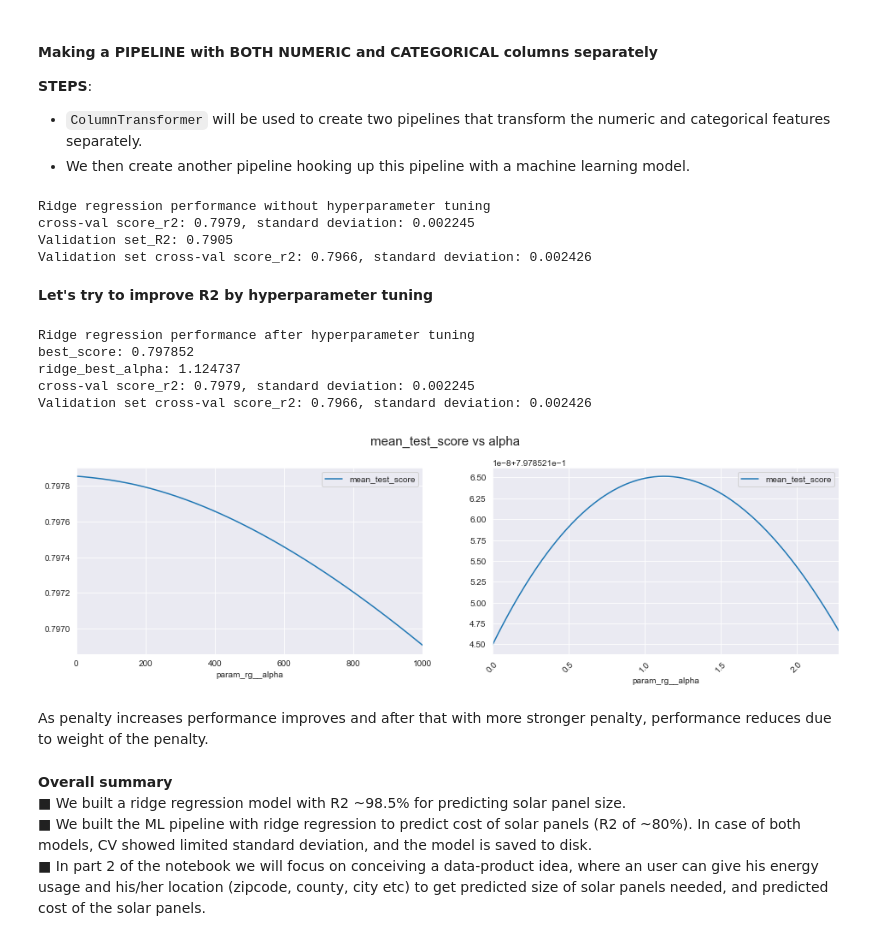
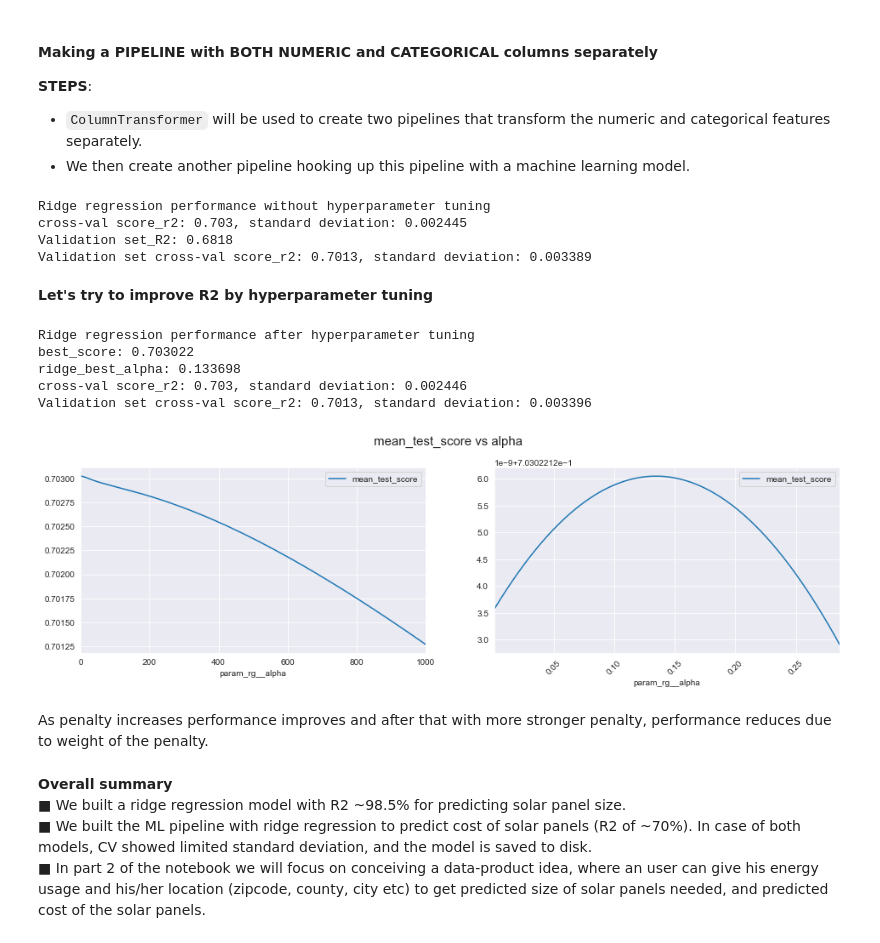
Before and after one commit to SayantanMitra87/Solar-Panel_Size_and_Cost_Prediction, a Jupyter notebook: Data_Analysis/Insight_technical_demo/Part 1. Minimal_viable_product_ML models.ipynb, the cells around one changed output. Cells and saved outputs as stored; diff of their text form; code cells hidden in the pictures.

```diff
--- a/Data_Analysis/Insight_technical_demo/Part 1. Minimal_viable_product_ML models.ipynb
+++ b/Data_Analysis/Insight_technical_demo/Part 1. Minimal_viable_product_ML models.ipynb
@@ -76,7 +75,7 @@ solar_dictionary
 # %%
 # Features selected based on what users can know and incorportae in the app
 solar = pd.read_csv('residential_solar_size_costpred.csv',
-                    usecols= ['state', 'date_installed', 'zipcode', 'install_type', 'installer', 'city',
-                              'tech_1', 'county', 'annual_PV_prod', 'size_kw', 'cost'], parse_dates=['date_installed'])
+                    usecols= ['state', 'zipcode', 'install_type', 'installer', 'city',
+                              'tech_1', 'county', 'annual_PV_prod', 'size_kw', 'cost'])
 solar.head()
 # %% [output]
@@ -141,11 +139,6 @@ Missing values after imputation: 0
 # %%
 # Zipcode: extract initial numbers of zipcode to see impact on energy production if area is classified largely
 solar['zipcode_1'] = solar['zipcode'].astype('str').str[:1].astype(int)
-# DateTime column: extract year and month of installation
-date = solar['date_installed']
-solar['year'] =  date.dt.year.astype('str')
-# solar_x will be a copy of the data at this stage (before taking care of cardinality)
-solar_x = solar.copy()
 
 # Divide data into train and test # Use this test as a validation set later on
 solar_train, solar_val = train_test_split(solar, test_size=0.2, random_state= 0)
@@ -692,7 +679,7 @@ y_L = solar['cost_L']
 y_val_L = solar_val['cost_L']
 
 # independent variables
-cols2 = ['cost', 'cost_L', 'size_kw_L', 'zipcode', 'annual_PV_prod', 'date_installed', 'annual_PV_prod_L-s2']
+cols2 = ['cost', 'cost_L', 'size_kw_L', 'zipcode', 'annual_PV_prod', 'annual_PV_prod_L-s2']
 solar2 = solar.drop(columns=cols2)
 solar_val2 = solar_val.drop(columns=cols2)
 # %% [markdown]
@@ -755,9 +742,9 @@ cv_scores = cross_val_score(final_pipe, solar_val2, y_val_L, cv=kf)
 print(f'Validation set cross-val score_r2: {cv_scores.mean().round(4)}, standard deviation: {cv_scores.std().round(6)}')
 # %% [output]
 Ridge regression performance without hyperparameter tuning
-cross-val score_r2: 0.7979, standard deviation: 0.002245
-Validation set_R2: 0.7905
-Validation set cross-val score_r2: 0.7966, standard deviation: 0.002426
+cross-val score_r2: 0.703, standard deviation: 0.002445
+Validation set_R2: 0.6818
+Validation set cross-val score_r2: 0.7013, standard deviation: 0.003389
 # %% [markdown]
 **Let's try to improve R2 by hyperparameter tuning**
 # %%
@@ -781,20 +768,20 @@ cv_scores = cross_val_score(final_pipe1, solar_val2, y_val_L, cv=kf)
 print(f'Validation set cross-val score_r2: {cv_scores.mean().round(4)}, standard deviation: {cv_scores.std().round(6)}')
 # %% [output]
 Ridge regression performance after hyperparameter tuning
-best_score: 0.797852
-ridge_best_alpha: 1.124737
-cross-val score_r2: 0.7979, standard deviation: 0.002245
-Validation set cross-val score_r2: 0.7966, standard deviation: 0.002426
+best_score: 0.703022
+ridge_best_alpha: 0.133698
+cross-val score_r2: 0.703, standard deviation: 0.002446
+Validation set cross-val score_r2: 0.7013, standard deviation: 0.003396
 # %%
 # Plot to show how alpha(penalty) impacts model performance
 df_results = pd.DataFrame(gs.cv_results_)
 fig, axes = plt.subplots(1,2, figsize = (16,4))
 df_results.plot(x='param_rg__alpha', y='mean_test_score', ax=axes[0])
-df_results[:560].plot(x='param_rg__alpha', y='mean_test_score', ax=axes[1])
+df_results[:410].plot(x='param_rg__alpha', y='mean_test_score', ax=axes[1])
 axes[1].xaxis.set_tick_params(rotation=45)
 fig.suptitle('mean_test_score vs alpha', fontsize=15, y=1.01);
 # %% [output]
-[figure, old version]
+[figure, new version]
 # %% [markdown]
 As penalty increases performance improves and after that with more stronger penalty, performance reduces due to weight of the penalty.
 # %%
@@ -805,5 +792,5 @@ joblib.dump(final_pipe, 'cost_prediction_pipeline.joblib');
 # %% [markdown]
 **Overall summary**<br>
 ■ We built a ridge regression model with R2 ~98.5% for predicting solar panel size. <br>
-■ We built the ML pipeline with ridge regression to predict cost of solar panels (R2 of ~80%). In case of both models, CV showed limited standard deviation, and the model is saved to disk.<br>
+■ We built the ML pipeline with ridge regression to predict cost of solar panels (R2 of ~70%). In case of both models, CV showed limited standard deviation, and the model is saved to disk.<br>
 ■ In part 2 of the notebook we will focus on conceiving a data-product idea, where an user can give his energy usage and his/her location (zipcode, county, city etc) to get predicted size of solar panels needed, and predicted cost of the solar panels.
```
Also changed, not shown: parts of 23 cells of this notebook.
